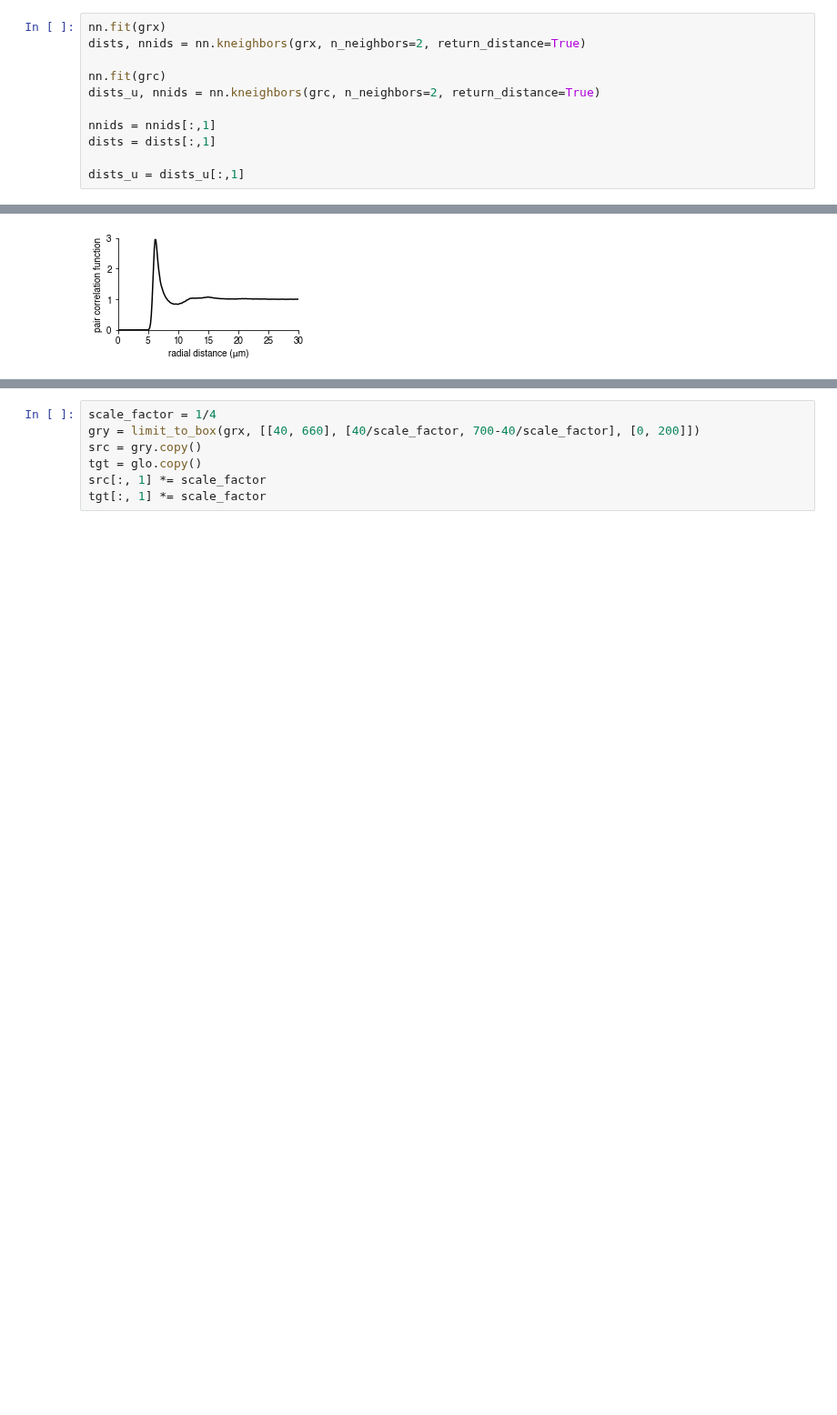
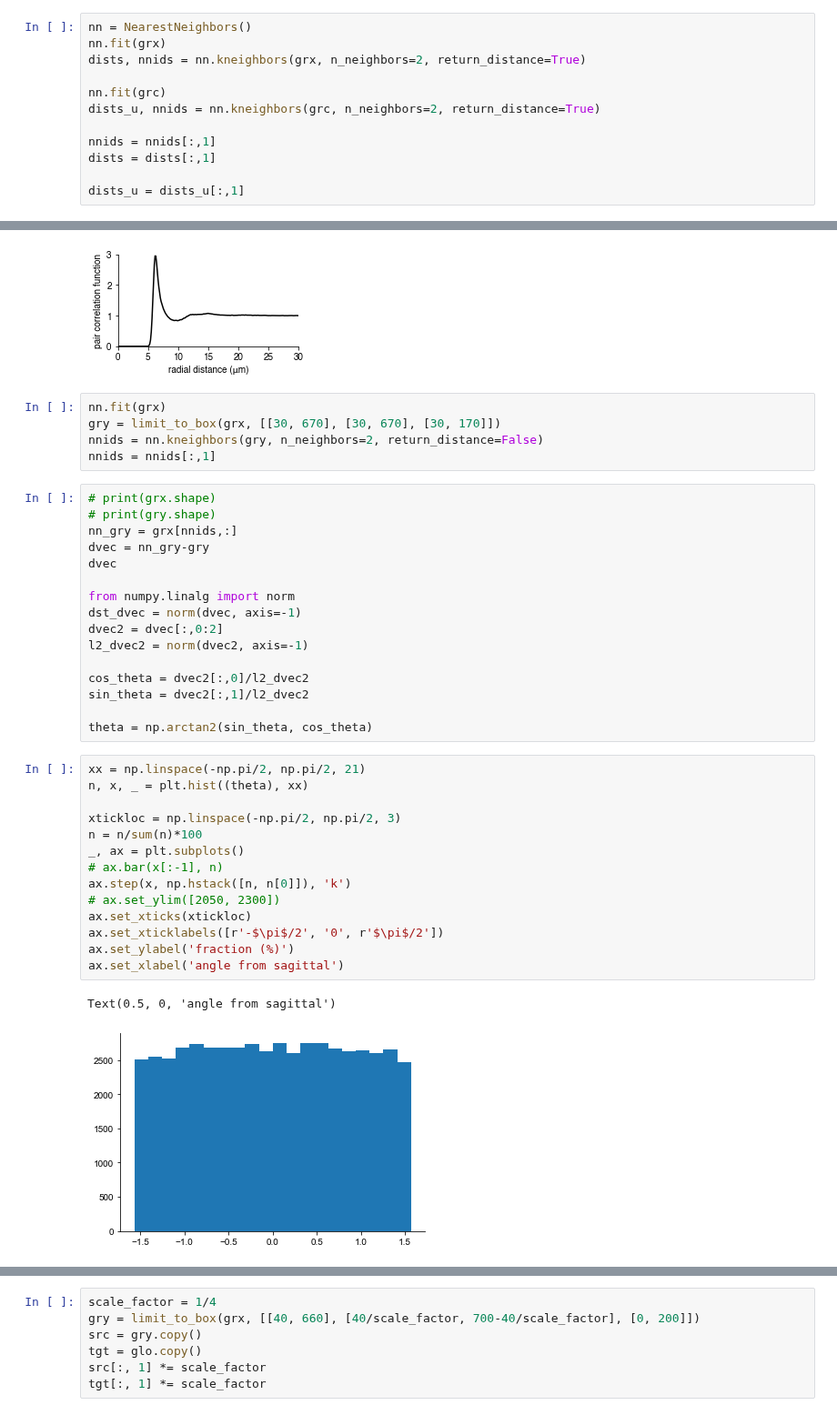
Before and after one commit to CNS-OIST/pycabnn, a Jupyter notebook: notebooks/fig_GLO_GRC/fig_GLO_GRC.ipynb, the cells around one changed output, grey strips where cells are left out. Shown at 91% size. Cells and saved outputs as stored; diff of their text form; blank space fills up the shorter version.

Commit message:
Update the pop figure for computing the sagittal bias

```diff
--- a/notebooks/fig_GLO_GRC/fig_GLO_GRC.ipynb
+++ b/notebooks/fig_GLO_GRC/fig_GLO_GRC.ipynb
@@ -151,6 +150,7 @@ print('{}±{}'.format(sg_spread.mean(), sg_spread.std()))
 31.504242686465453±10.741608911979984
 [figure]
 # %%
+nn = NearestNeighbors()
 nn.fit(grx)
 dists, nnids = nn.kneighbors(grx, n_neighbors=2, return_distance=True)
 
@@ -222,3 +222,41 @@ plt.tight_layout()
 plt.savefig('cc2_grc.png', dpi=600)
 # %% [output]
 [figure]
+# %%
+nn.fit(grx)
+gry = limit_to_box(grx, [[30, 670], [30, 670], [30, 170]])
+nnids = nn.kneighbors(gry, n_neighbors=2, return_distance=False)
+nnids = nnids[:,1]
+# %%
+# print(grx.shape)
+# print(gry.shape)
+nn_gry = grx[nnids,:]
+dvec = nn_gry-gry
+dvec
+
+from numpy.linalg import norm
+dst_dvec = norm(dvec, axis=-1)
+dvec2 = dvec[:,0:2]
+l2_dvec2 = norm(dvec2, axis=-1)
+
+cos_theta = dvec2[:,0]/l2_dvec2
+sin_theta = dvec2[:,1]/l2_dvec2
+
+theta = np.arctan2(sin_theta, cos_theta)
+# %%
+xx = np.linspace(-np.pi/2, np.pi/2, 21)
+n, x, _ = plt.hist((theta), xx)
+
+xtickloc = np.linspace(-np.pi/2, np.pi/2, 3)
+n = n/sum(n)*100
+_, ax = plt.subplots()
+# ax.bar(x[:-1], n)
+ax.step(x, np.hstack([n, n[0]]), 'k')
+# ax.set_ylim([2050, 2300])
+ax.set_xticks(xtickloc)
+ax.set_xticklabels([r'-$\pi$/2', '0', r'$\pi$/2'])
+ax.set_ylabel('fraction (%)')
+ax.set_xlabel('angle from sagittal')
+# %% [output]
+Text(0.5, 0, 'angle from sagittal')
+[figure, added]
```
Also changed, not shown: parts of 8 cells of this notebook, 2 other files.
